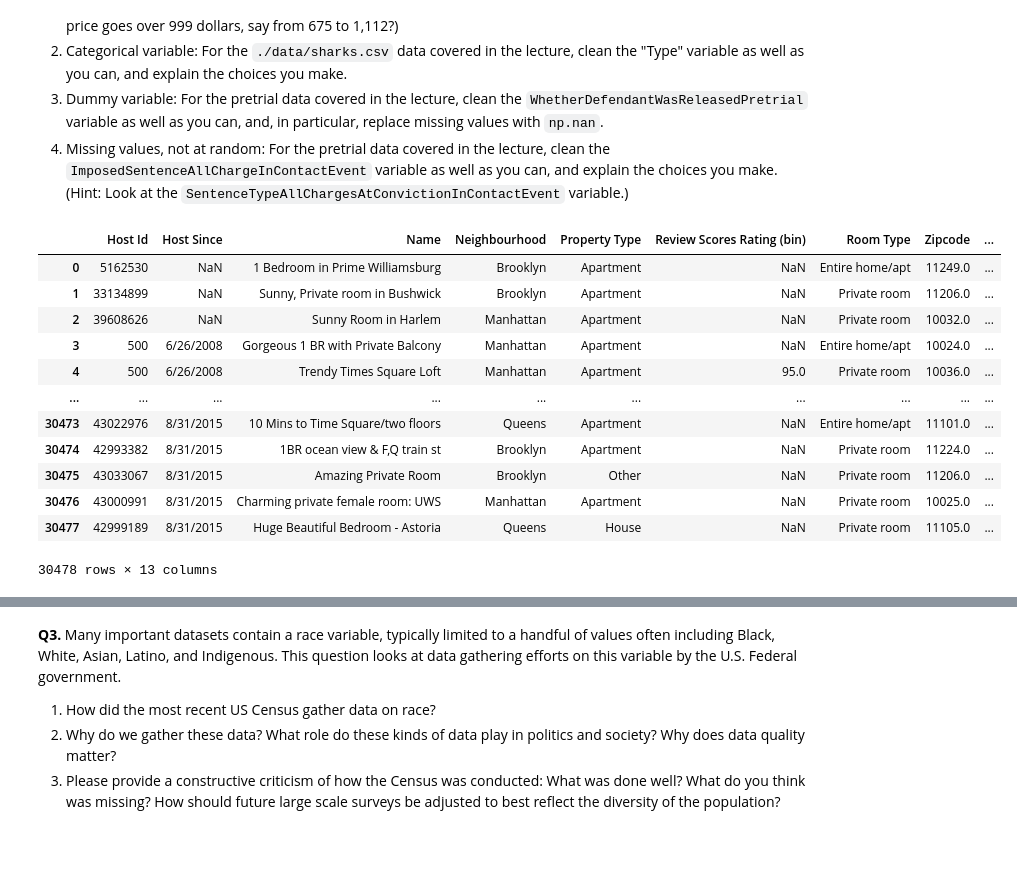
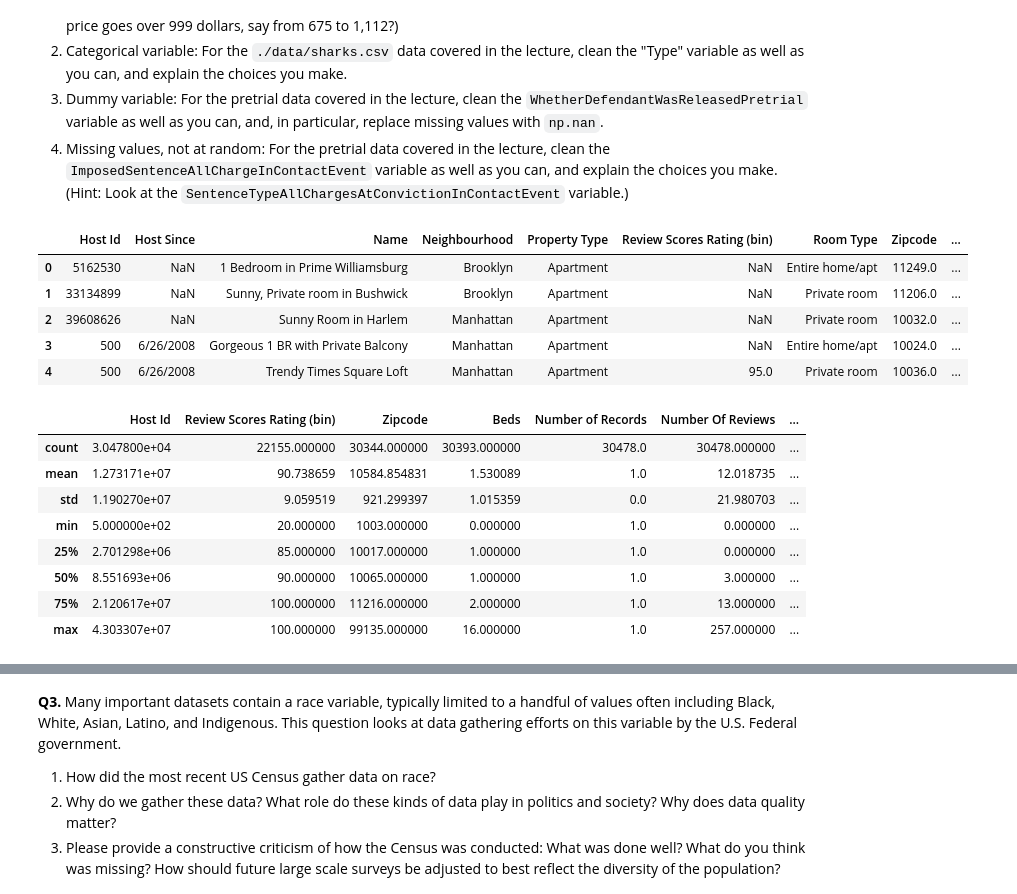
Before and after one commit to marisagua/labs, a Jupyter notebook: assignment/assignment.ipynb, the cells around one changed output, grey strips where cells are left out. Drawn from its saved outputs; the diff is of its cells as text; code cells hidden in the pictures; blank space fills up the shorter version.

```diff
--- a/assignment/assignment.ipynb
+++ b/assignment/assignment.ipynb
@@ -46,18 +46,23 @@
 # %%
 import pandas as pd
 numvar = pd.read_csv('./airbnb_hw.csv')
-numvar
+numvar.head()
 # %% [output]
 |  | Host Id | Host Since | Name | Neighbourhood | Property Type | Review Scores Rating (bin) | Room Type | Zipcode | ... |
 | 0 | 5162530 | NaN | 1 Bedroom in Prime Williamsburg | Brooklyn | Apartment | NaN | Entire home/apt | 11249.0 | ... |
 | 1 | 33134899 | NaN | Sunny, Private room in Bushwick | Brooklyn | Apartment | NaN | Private room | 11206.0 | ... |
 | 2 | 39608626 | NaN | Sunny Room in Harlem | Manhattan | Apartment | NaN | Private room | 10032.0 | ... |
 | 3 | 500 | 6/26/2008 | Gorgeous 1 BR with Private Balcony | Manhattan | Apartment | NaN | Entire home/apt | 10024.0 | ... |
 | 4 | 500 | 6/26/2008 | Trendy Times Square Loft | Manhattan | Apartment | 95.0 | Private room | 10036.0 | ... |
-| ... | ... | ... | ... | ... | ... | ... | ... | ... | ... |
-| 30473 | 43022976 | 8/31/2015 | 10 Mins to Time Square/two floors | Queens | Apartment | NaN | Entire home/apt | 11101.0 | ... |
-| 30474 | 42993382 | 8/31/2015 | 1BR ocean view & F,Q train st | Brooklyn | Apartment | NaN | Private room | 11224.0 | ... |
-| 30475 | 43033067 | 8/31/2015 | Amazing Private Room | Brooklyn | Other | NaN | Private room | 11206.0 | ... |
-| 30476 | 43000991 | 8/31/2015 | Charming private female room: UWS | Manhattan | Apartment | NaN | Private room | 10025.0 | ... |
-| 30477 | 42999189 | 8/31/2015 | Huge Beautiful Bedroom - Astoria | Queens | House | NaN | Private room | 11105.0 | ... |
-30478 rows × 13 columns
+# %%
+numvar.describe()
+# %% [output]
+|  | Host Id | Review Scores Rating (bin) | Zipcode | Beds | Number of Records | Number Of Reviews | ... |
+| count | 3.047800e+04 | 22155.000000 | 30344.000000 | 30393.000000 | 30478.0 | 30478.000000 | ... |
+| mean | 1.273171e+07 | 90.738659 | 10584.854831 | 1.530089 | 1.0 | 12.018735 | ... |
+| std | 1.190270e+07 | 9.059519 | 921.299397 | 1.015359 | 0.0 | 21.980703 | ... |
+| min | 5.000000e+02 | 20.000000 | 1003.000000 | 0.000000 | 1.0 | 0.000000 | ... |
+| 25% | 2.701298e+06 | 85.000000 | 10017.000000 | 1.000000 | 1.0 | 0.000000 | ... |
+| 50% | 8.551693e+06 | 90.000000 | 10065.000000 | 1.000000 | 1.0 | 3.000000 | ... |
+| 75% | 2.120617e+07 | 100.000000 | 11216.000000 | 2.000000 | 1.0 | 13.000000 | ... |
+| max | 4.303307e+07 | 100.000000 | 99135.000000 | 16.000000 | 1.0 | 257.000000 | ... |
```
Also changed, not shown: parts of 6 cells of this notebook.
